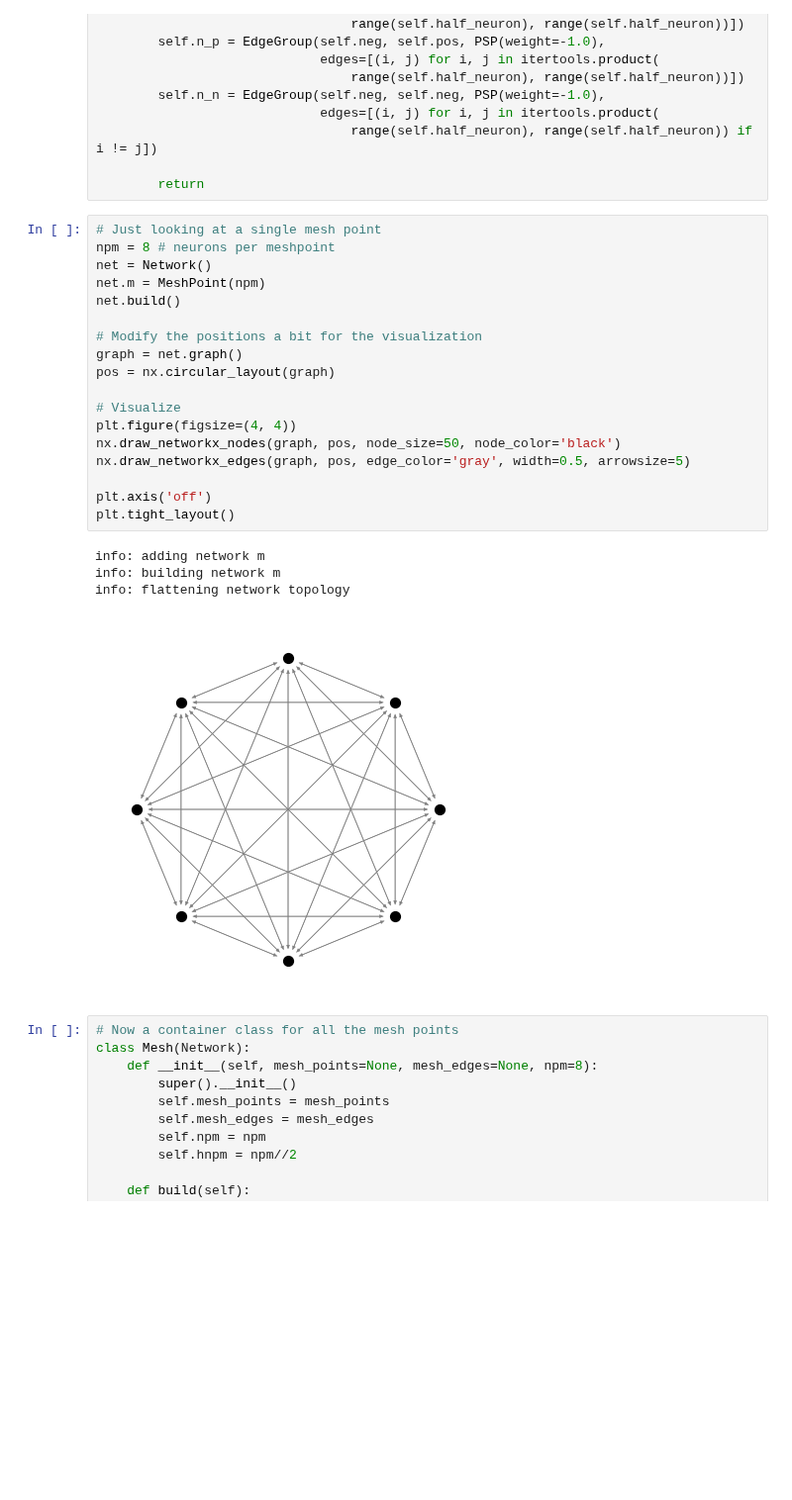
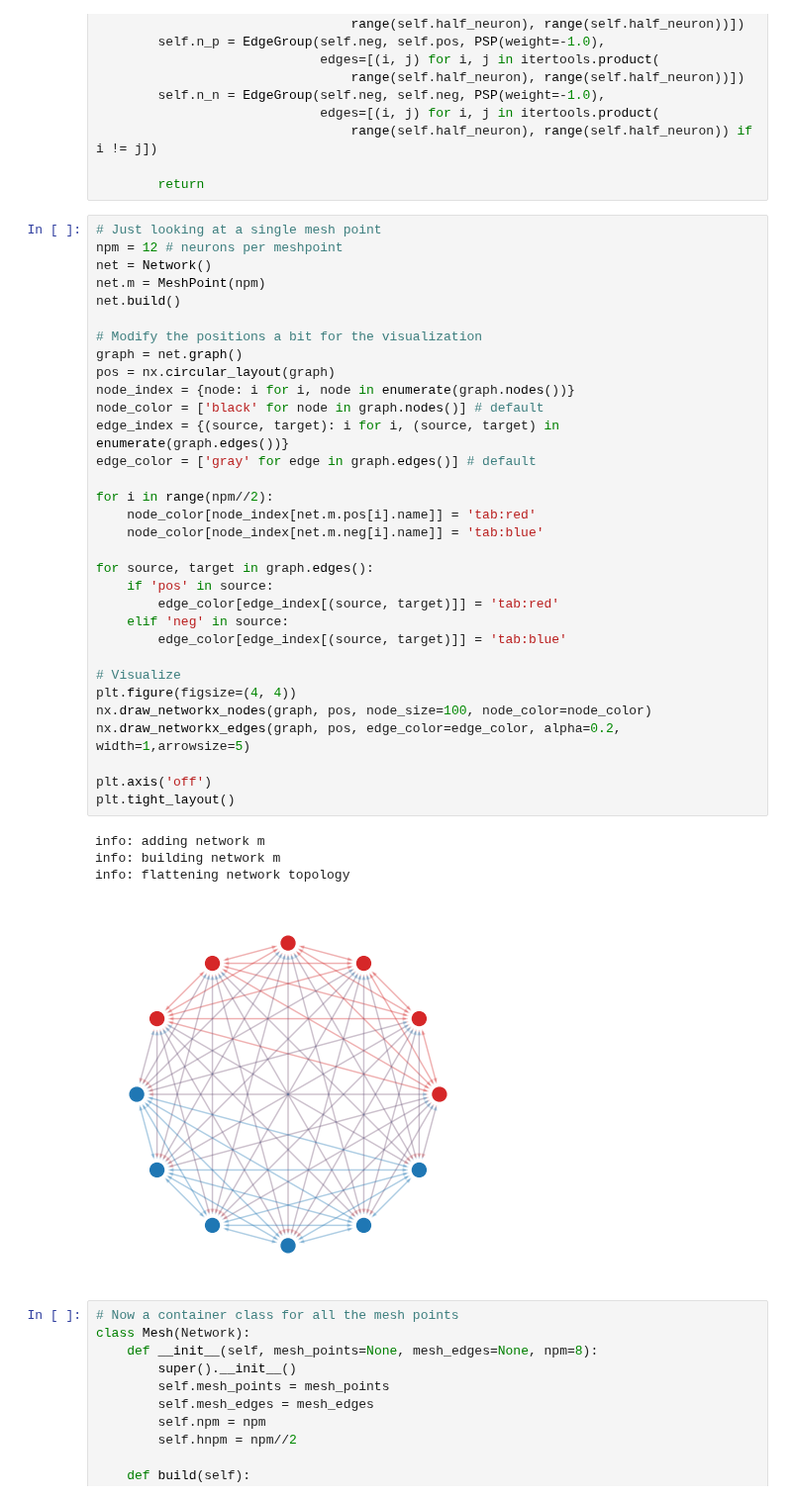
Before and after one commit to sandialabs/Sango, a Jupyter notebook: notebooks/example_neurofem.ipynb, the cells around one changed output. Shown at 99% size. Cells and saved outputs as stored; diff of their text form; blank space fills up the shorter version.

```diff
--- a/notebooks/example_neurofem.ipynb
+++ b/notebooks/example_neurofem.ipynb
@@ -72,27 +73,41 @@ class MeshPoint(Network):
         return
 # %%
 # Just looking at a single mesh point
-npm = 8 # neurons per meshpoint
+npm = 12 # neurons per meshpoint
 net = Network()
 net.m = MeshPoint(npm)
 net.build()
 
 # Modify the positions a bit for the visualization
 graph = net.graph()
 pos = nx.circular_layout(graph)
+node_index = {node: i for i, node in enumerate(graph.nodes())}
+node_color = ['black' for node in graph.nodes()] # default
+edge_index = {(source, target): i for i, (source, target) in enumerate(graph.edges())}
+edge_color = ['gray' for edge in graph.edges()] # default
+
+for i in range(npm//2):
+    node_color[node_index[net.m.pos[i].name]] = 'tab:red'
+    node_color[node_index[net.m.neg[i].name]] = 'tab:blue'
+
+for source, target in graph.edges():
+    if 'pos' in source:
+        edge_color[edge_index[(source, target)]] = 'tab:red'
+    elif 'neg' in source:
+        edge_color[edge_index[(source, target)]] = 'tab:blue'
 
 # Visualize
 plt.figure(figsize=(4, 4))
-nx.draw_networkx_nodes(graph, pos, node_size=50, node_color='black')
-nx.draw_networkx_edges(graph, pos, edge_color='gray', width=0.5, arrowsize=5)
+nx.draw_networkx_nodes(graph, pos, node_size=100, node_color=node_color)
+nx.draw_networkx_edges(graph, pos, edge_color=edge_color, alpha=0.2, width=1,arrowsize=5)
 
 plt.axis('off')
 plt.tight_layout()
 # %% [output]
 info: adding network m
 info: building network m
 info: flattening network topology
-[figure, old version]
+[figure, new version]
 # %%
 # Now a container class for all the mesh points
 class Mesh(Network):
```
Also changed, not shown: parts of 2 cells of this notebook, 2 other files.
